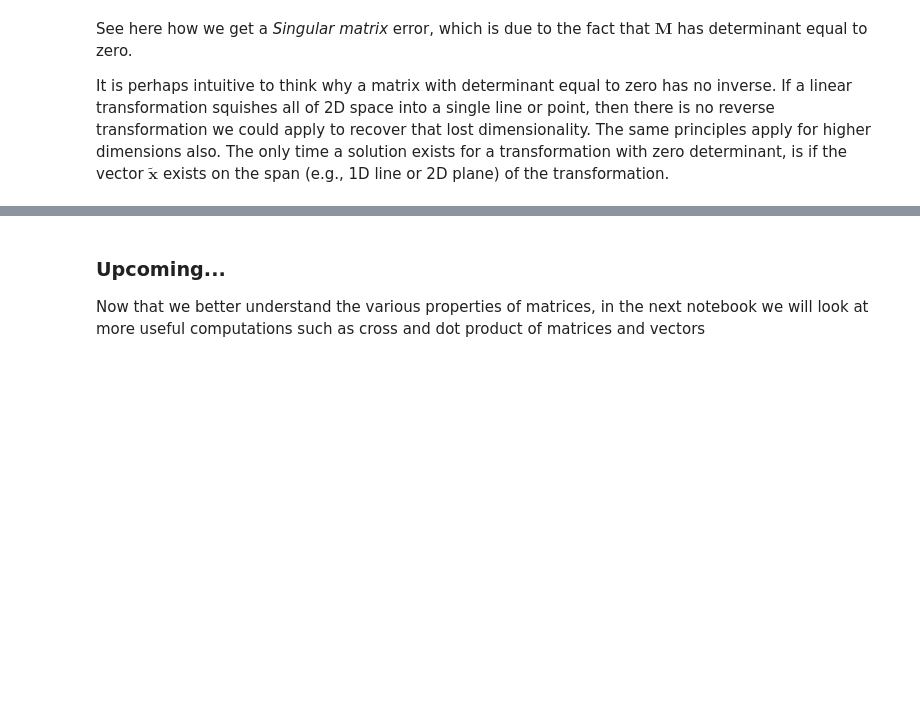
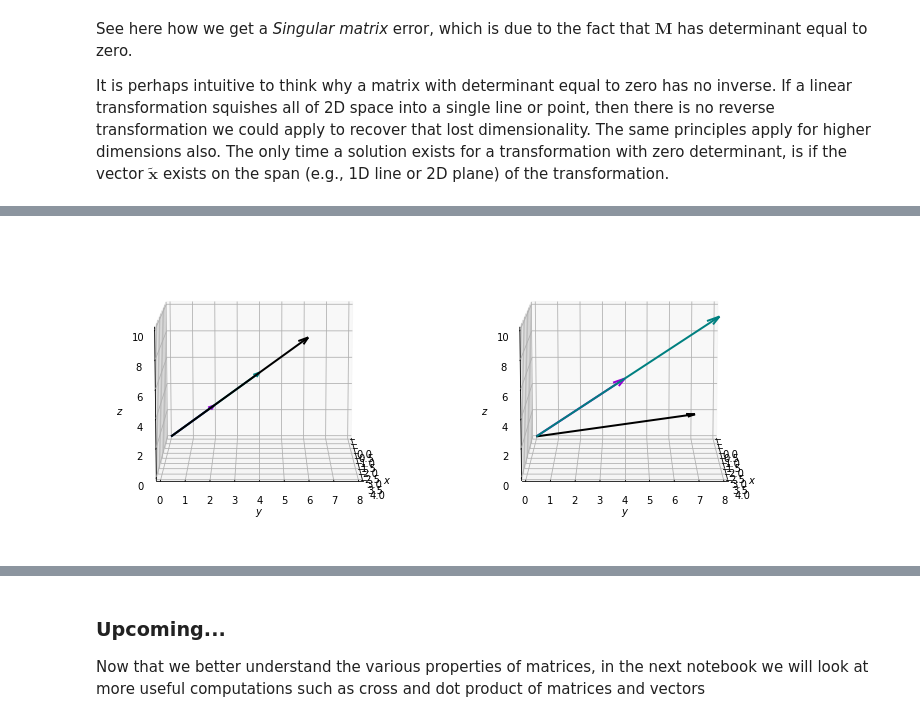
Before and after one commit to William-gregory/ML-fundamentals, a Jupyter notebook: LinearAlgebra/04_matrix_inverses.ipynb, the cells around one changed output, grey strips where cells are left out. Drawn from its saved outputs; the diff is of its cells as text; code cells hidden in the pictures; blank space fills up the shorter version.

```diff
--- a/LinearAlgebra/04_matrix_inverses.ipynb
+++ b/LinearAlgebra/04_matrix_inverses.ipynb
@@ -116,0 +131,29 @@ The *rank* of a matrix is another way to describe how a linear transformation st
+# %%
+from mpl_toolkits.mplot3d import Axes3D
+
+i_T = [1,2,3]
+j_T = [2,4,6]
+k_T = [3,6,9]
+
+i_T2 = [1,4,5]
+j_T2 = [2,8,10]
+k_T2 = [2,7,3]
+
+fig,ax = plt.subplots(1,2,figsize=(12,6),subplot_kw=dict(projection='3d'))
+ax[0].quiver(0,0,0,i_T[0],i_T[1],i_T[2],color='darkviolet',lw=2,arrow_length_ratio=0.1)
+ax[0].quiver(0,0,0,j_T[0],j_T[1],j_T[2],color='teal',lw=2,arrow_length_ratio=0.05)
+ax[0].quiver(0,0,0,k_T[0],k_T[1],k_T[2],color='k',lw=2,arrow_length_ratio=0.05)
+ax[1].quiver(0,0,0,i_T2[0],i_T2[1],i_T2[2],color='darkviolet',lw=2,arrow_length_ratio=0.1)
+ax[1].quiver(0,0,0,j_T2[0],j_T2[1],j_T2[2],color='teal',lw=2,arrow_length_ratio=0.05)
+ax[1].quiver(0,0,0,k_T2[0],k_T2[1],k_T2[2],color='k',lw=2,arrow_length_ratio=0.05)
+for c in range(2):
+    ax[c].view_init(10, 0)
+    ax[c].set_xlabel('$x$')
+    ax[c].set_ylabel('$y$')
+    ax[c].set_zlabel('$z$')
+    ax[c].set_xlim(0,4)
+    ax[c].set_ylim(0,8)
+    ax[c].set_zlim(0,10)
+plt.show()
+# %% [output]
+[figure, added]
```
Also changed, not shown: parts of 3 cells of this notebook.
